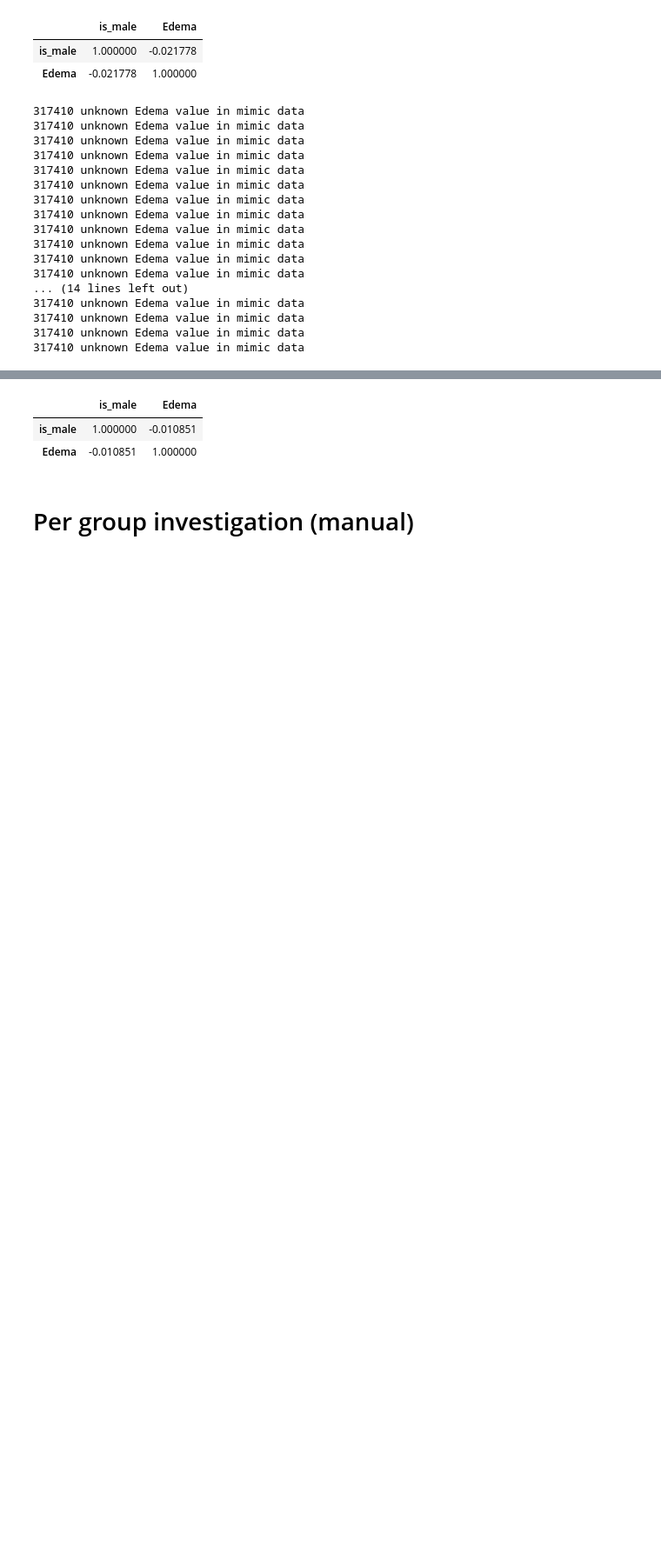
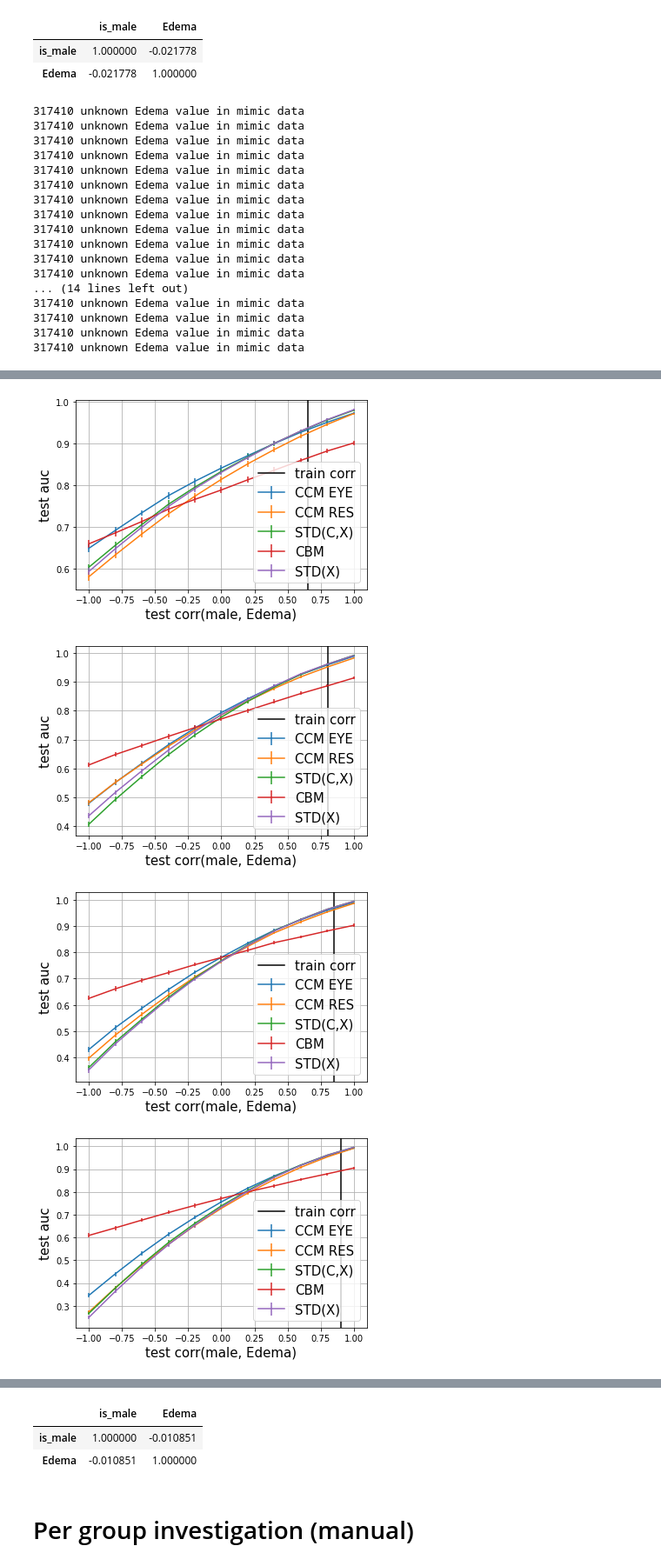
Before and after one commit to nathanwang000/ConceptCredibleModel, a Jupyter notebook: notebooks/mimic_stats.ipynb, the cells around one changed output, grey strips where cells are left out. Shown: that part at 87% size. Cells and saved outputs as stored; diff of their text form; code cells hidden in the pictures; blank space fills up the shorter version.

```diff
--- a/notebooks/mimic_stats.ipynb
+++ b/notebooks/mimic_stats.ipynb
@@ -389,0 +393,36 @@ for key in ['clean', 'biased', 'isMale', '0.0', '0.1', '0.2', '0.3', '0.4', '0.5
+# %%
+# plot result
+def get_results_transpose(results, method_names, keys):
+    '''
+    change from (keys, train corr) to  (train corr, keys)
+    '''
+    tresults = {m: defaultdict(dict) for m in method_names} # results[method][x][key]
+    for method_name in method_names:
+        x = sorted(results[method_name].keys())
+        for k in keys:
+            for x_ in x:
+                tresults[method_name][float(k)][x_] = results[method_name][x_][k]
+
+    return tresults
+
+# keys = ['clean', 'biased', 'isMale', 'male positive', 'male negative', 'female positive', 'female negative']
+tresults = get_results_transpose(results, methods, ['0.0', '0.1', '0.2', '0.3', '0.4', '0.5', '0.6', '0.7', '0.8', '0.9', '1.0'])
+test_corr_display_x = lambda x: (x-0.5) * 2
+for key in [0.8, 0.9, 0.925, 0.95, 0.975, 1]:
+    xlabel = f"test corr(male, {task})"
+    plot_results(tresults, 'CCM EYE', key, test_corr_display_x)
+    plot_results(tresults, 'CCM RES', key, test_corr_display_x)
+    plot_results(tresults, 'STD(C,X)', key, test_corr_display_x)
+    plot_results(tresults, 'CBM', key, test_corr_display_x)
+    plot_results(tresults, 'STD(X)', key, test_corr_display_x)
+    plt.axvline(train_corr_display_x(key), color='k', label="train corr")
+    plt.ylabel(f'test auc', fontsize=15)
+    plt.xlabel(xlabel, fontsize=15)
+    plt.legend(fontsize=15)
+    plt.grid()
+    plt.show()
+# %% [output]
+[figure, added]
+[figure, added]
+[figure, added]
+[figure, added]
```
Also changed, not shown: parts of 7 cells of this notebook, 1 other file.
